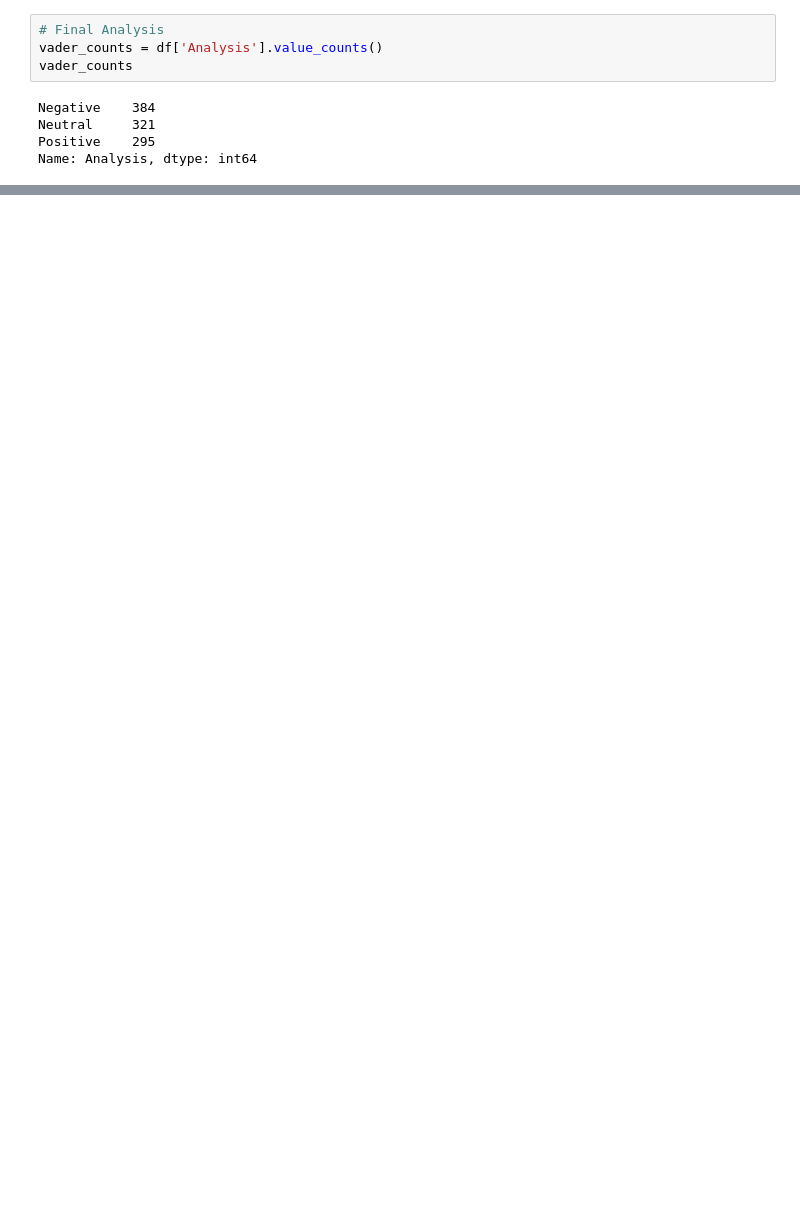
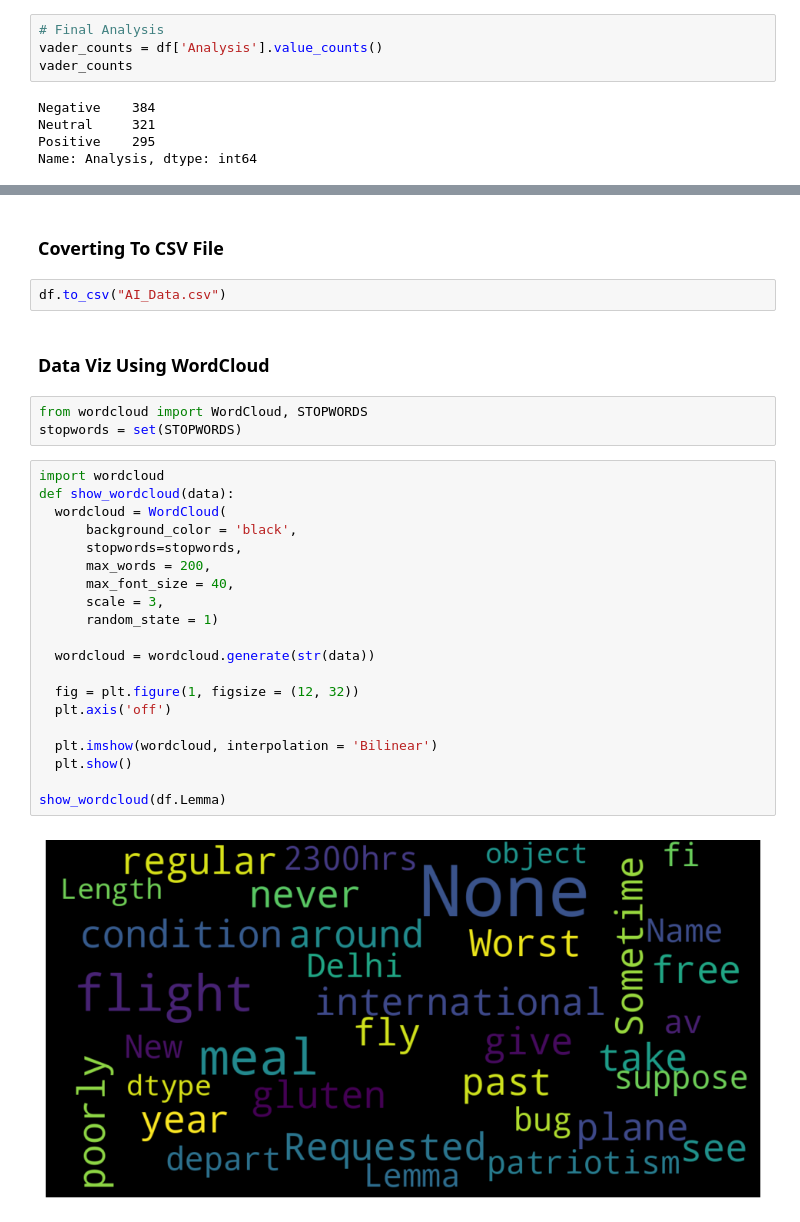
Before and after one commit to Yash22222/IBM-CSRBOX-Internship-Project, a Jupyter notebook: project.ipynb, the cells around one changed output, grey strips where cells are left out. Cells and saved outputs as stored; diff of their text form; blank space fills up the shorter version.

```diff
--- a/project.ipynb
+++ b/project.ipynb
@@ -244,0 +282,31 @@ Name: Analysis, dtype: int64
+# %% [markdown]
+### **Coverting To CSV File**
+# %%
+df.to_csv("AI_Data.csv")
+# %% [markdown]
+### **Data Viz Using WordCloud**
+# %%
+from wordcloud import WordCloud, STOPWORDS
+stopwords = set(STOPWORDS)
+# %%
+import wordcloud
+def show_wordcloud(data):
+  wordcloud = WordCloud(
+      background_color = 'black',
+      stopwords=stopwords,
+      max_words = 200,
+      max_font_size = 40,
+      scale = 3,
+      random_state = 1)
+
+  wordcloud = wordcloud.generate(str(data))
+
+  fig = plt.figure(1, figsize = (12, 32))
+  plt.axis('off')
+
+  plt.imshow(wordcloud, interpolation = 'Bilinear')
+  plt.show()
+
+show_wordcloud(df.Lemma)
+# %% [output]
+[figure, added]
```
Also changed, not shown: parts of 7 cells of this notebook.
